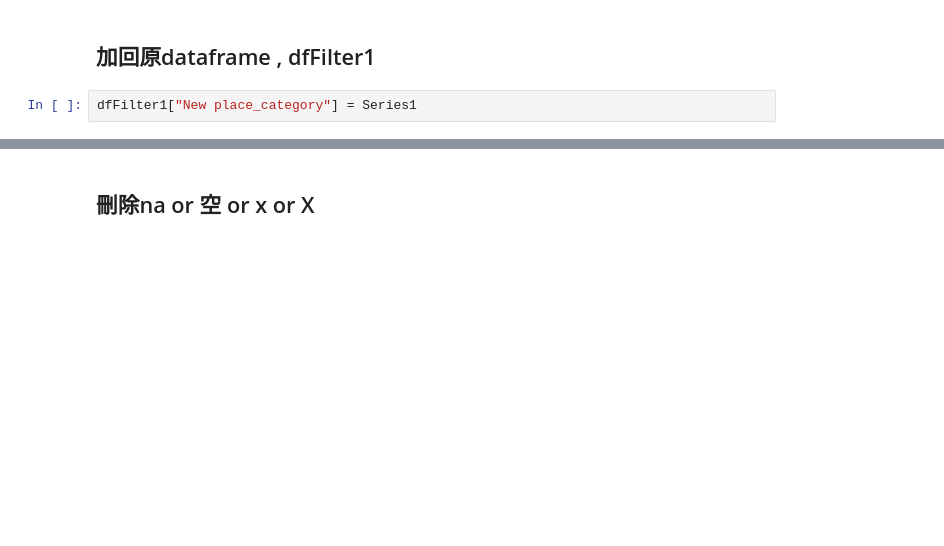
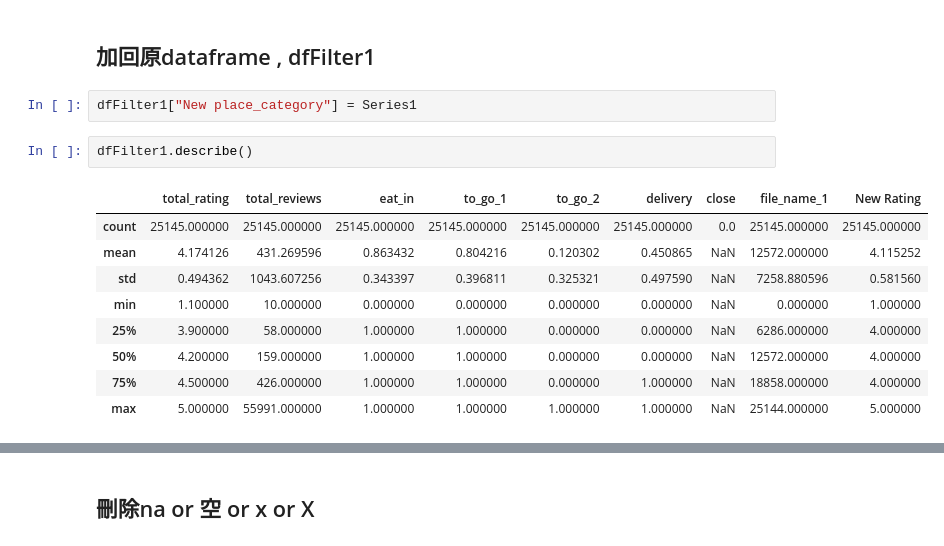
Before and after one commit to DAMA1011/FinalReport, a Jupyter notebook: 餐廳類別修改_經緯度.ipynb, the cells around one changed output, grey strips where cells are left out. Drawn from its saved outputs; the diff is of its cells as text; blank space fills up the shorter version.

```diff
--- a/餐廳類別修改_經緯度.ipynb
+++ b/餐廳類別修改_經緯度.ipynb
@@ -170,4 +182,16 @@ Name: place_category, Length: 25145, dtype: object
 ## 加回原dataframe , dfFilter1
 # %%
 dfFilter1["New place_category"] = Series1
+# %%
+dfFilter1.describe()
+# %% [output]
+|  | total_rating | total_reviews | eat_in | to_go_1 | to_go_2 | delivery | close | file_name_1 | New Rating |
+| count | 25145.000000 | 25145.000000 | 25145.000000 | 25145.000000 | 25145.000000 | 25145.000000 | 0.0 | 25145.000000 | 25145.000000 |
+| mean | 4.174126 | 431.269596 | 0.863432 | 0.804216 | 0.120302 | 0.450865 | NaN | 12572.000000 | 4.115252 |
+| std | 0.494362 | 1043.607256 | 0.343397 | 0.396811 | 0.325321 | 0.497590 | NaN | 7258.880596 | 0.581560 |
+| min | 1.100000 | 10.000000 | 0.000000 | 0.000000 | 0.000000 | 0.000000 | NaN | 0.000000 | 1.000000 |
+| 25% | 3.900000 | 58.000000 | 1.000000 | 1.000000 | 0.000000 | 0.000000 | NaN | 6286.000000 | 4.000000 |
+| 50% | 4.200000 | 159.000000 | 1.000000 | 1.000000 | 0.000000 | 0.000000 | NaN | 12572.000000 | 4.000000 |
+| 75% | 4.500000 | 426.000000 | 1.000000 | 1.000000 | 0.000000 | 1.000000 | NaN | 18858.000000 | 4.000000 |
+| max | 5.000000 | 55991.000000 | 1.000000 | 1.000000 | 1.000000 | 1.000000 | NaN | 25144.000000 | 5.000000 |
 # %%
```
Also changed, not shown: parts of 13 cells of this notebook, 1 other file.
